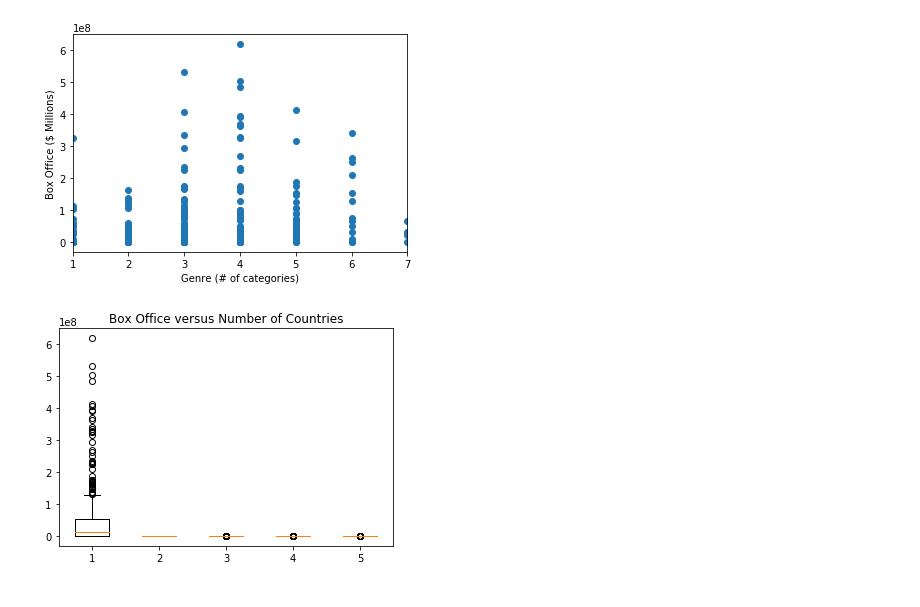
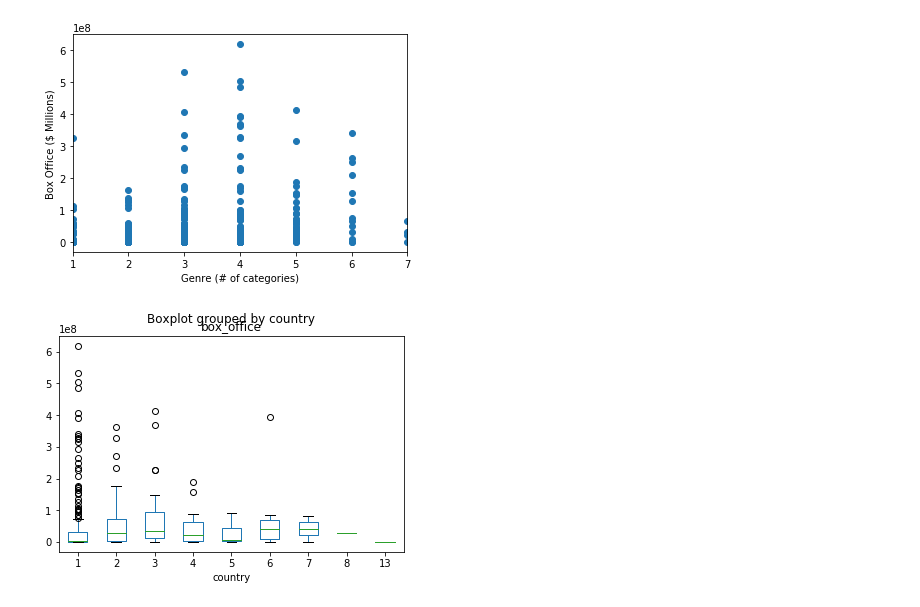
Before and after one commit to rebeca-lamas/machine-learning-project, a Jupyter notebook: multi-linear-regression-model.ipynb, the cells around one changed output. Cells and saved outputs as stored; diff of their text form; code cells hidden in the pictures.

Commit message:
multi linear plots

```diff
--- a/multi-linear-regression-model.ipynb
+++ b/multi-linear-regression-model.ipynb
@@ -5,7 +5,7 @@ import pandas as pd
 data_2016 = pd.read_csv('Resources/data/train_data_2016.csv')
 data_2017 = pd.read_csv('Resources/data/test_data_2017.csv')
 # %%
-data = pd.concat([data_2016, data_2017], ignore_index=True)
+data1 = pd.concat([data_2016, data_2017], ignore_index=True)
 # %% [output]
 of pandas will change to not sort by default.
 
@@ -21,7 +21,7 @@ data.year.value_counts()
 2017    195
 Name: year, dtype: int64
 # %%
-data = pd.get_dummies(data, columns=['production','rating'], drop_first = True)
+data = pd.get_dummies(data1, columns=['production','rating'], drop_first = True)
 data.head()
 # %% [output]
 |  | box_office | country | genre | runtime | title | year | production_21 Laps Entertainment | production_A Day in the Life Films | ... |
@@ -123,12 +123,7 @@ ax1.set_xlabel("Genre (# of categories)")
 # %% [output]
 Text(0.5, 0, 'Genre (# of categories)')
 [figure]
-# %%
-boxplot = [data['box_office'], data['country']==1,data['country']==2, data['country']==3, data['country']==4]
-fig2, ax2 = plt.subplots()
-ax2.set_title('Box Office versus Number of Countries')
-ax2.boxplot(boxplot)
-
-plt.show()
-# %% [output]
-[figure, removed]
+# %%
+boxplot = data.boxplot(by= 'country', column='box_office', grid=False)
+# %% [output]
+[figure, added]
```
Also changed, not shown: parts of 5 cells of this notebook, 2 other files.
